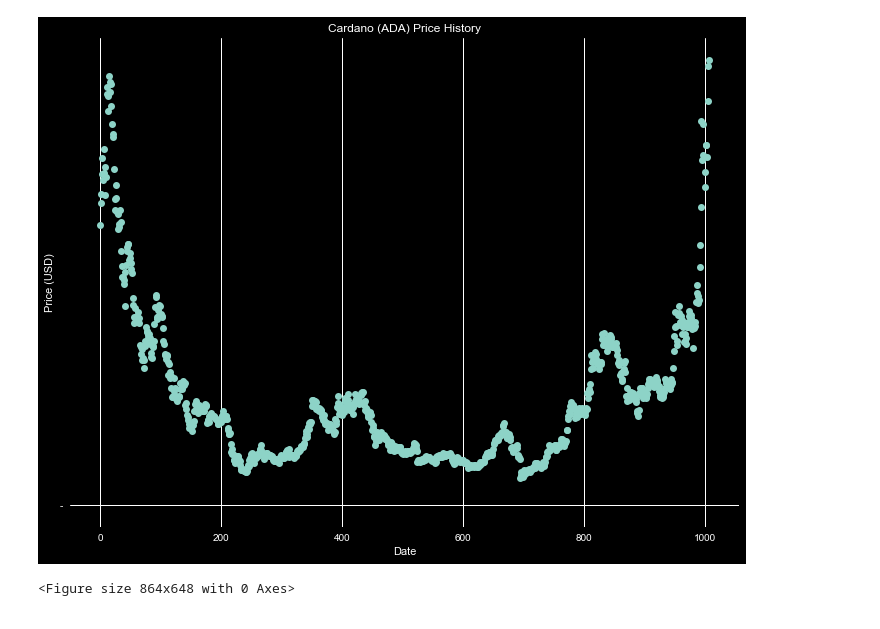
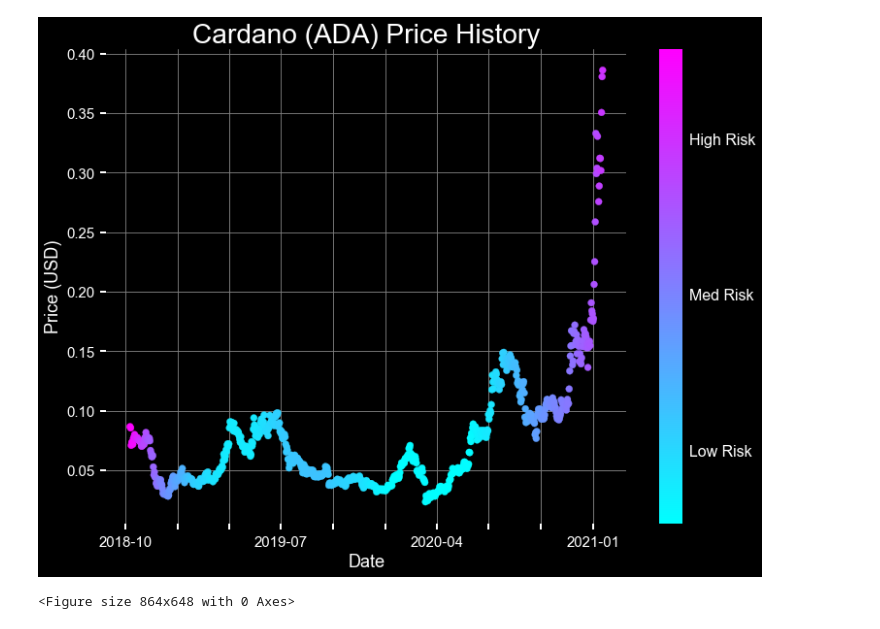
Before and after one commit to freq0ut/python-crypto-data, a Jupyter notebook: pandas_data_test.ipynb, the cells around one changed output. Saved outputs shown, nothing was run; the diff lists cells and outputs as text; code cells hidden in the pictures.

```diff
--- a/pandas_data_test.ipynb
+++ b/pandas_data_test.ipynb
@@ -99,19 +115,56 @@ plt.savefig('btcTest.png', dpi=600)
 <Figure size 864x648 with 0 Axes>
-# %%
-# plotting the points
-plt.plot(adaDateList, adaClosePriceList, 'o', '-')
-
-# naming the x axis
-plt.xlabel('Date')
-# naming the y axis
-plt.ylabel('Price (USD)')
-
-# giving a title to my graph
-plt.title('Cardano (ADA) Price History')
-
-# function to show the plot
-plt.show()
-plt.savefig('adaTest.png', dpi=600)
-# %% [output]
-[figure, removed]
-<Figure size 864x648 with 0 Axes>
+# %%
+# moving average risk color map list
+ma175riskAda = []
+
+# buffer first 175 values with 0
+for i in range (0, 175):
+    ma175riskAda.append(i)
+
+# calculate moving average for previous 175 days for each location
+for i in range (175, len(adaClosePriceList)):
+    movingAvgAda_sum = 0
+    for j in range (0, 175):
+        movingAvgAda_sum = movingAvgAda_sum + float(adaClosePriceList[i-j][0])
+
+    movingAvgAda = movingAvgAda_sum/175
+    ma175riskAda.append(movingAvgAda)
+
+# remove the first 175 values
+for i in range (0,175):
+    formatAdaDateList.pop(0)
+    adaClosePriceList.pop(0)
+    ma175riskAda.pop(0)
+
+# set background color
+plt.style.use('dark_background')
+
+# scatter plot with color map
+plt.scatter(formatAdaDateList, adaClosePriceList, c = ma175riskAda, cmap = 'cool')
+
+# naming the x axis
+plt.xlabel('Date', fontsize = 18)
+
+# naming the y axis
+plt.ylabel('Price (USD)', fontsize = 18)
+
+# giving a title to my graph
+plt.title('Cardano (ADA) Price History', fontsize = 28)
+
+# change size/color of ticks on x and y
+plt.tick_params(direction='out', length=6, width=2, colors='white', grid_color='gray', grid_alpha=0.9, labelsize = 15, pad = 6)
+
+# remove every nth tick label for date to improve readability
+ax = plt.gca()
+for index, label in enumerate(ax.xaxis.get_ticklabels()):
+    if index % 3 != 0:
+        label.set_visible(False)
+
+# function to show the plot
+cbar = plt.colorbar()
+cbar.ax.set_yticklabels(['Low Risk','','Med Risk','','High Risk'], fontsize = 16)
+plt.show()
+plt.savefig('adaTest.png', dpi=600)
+# %% [output]
+[figure, added]
+<Figure size 864x648 with 0 Axes>
```
Also changed, not shown: parts of 4 cells of this notebook.
